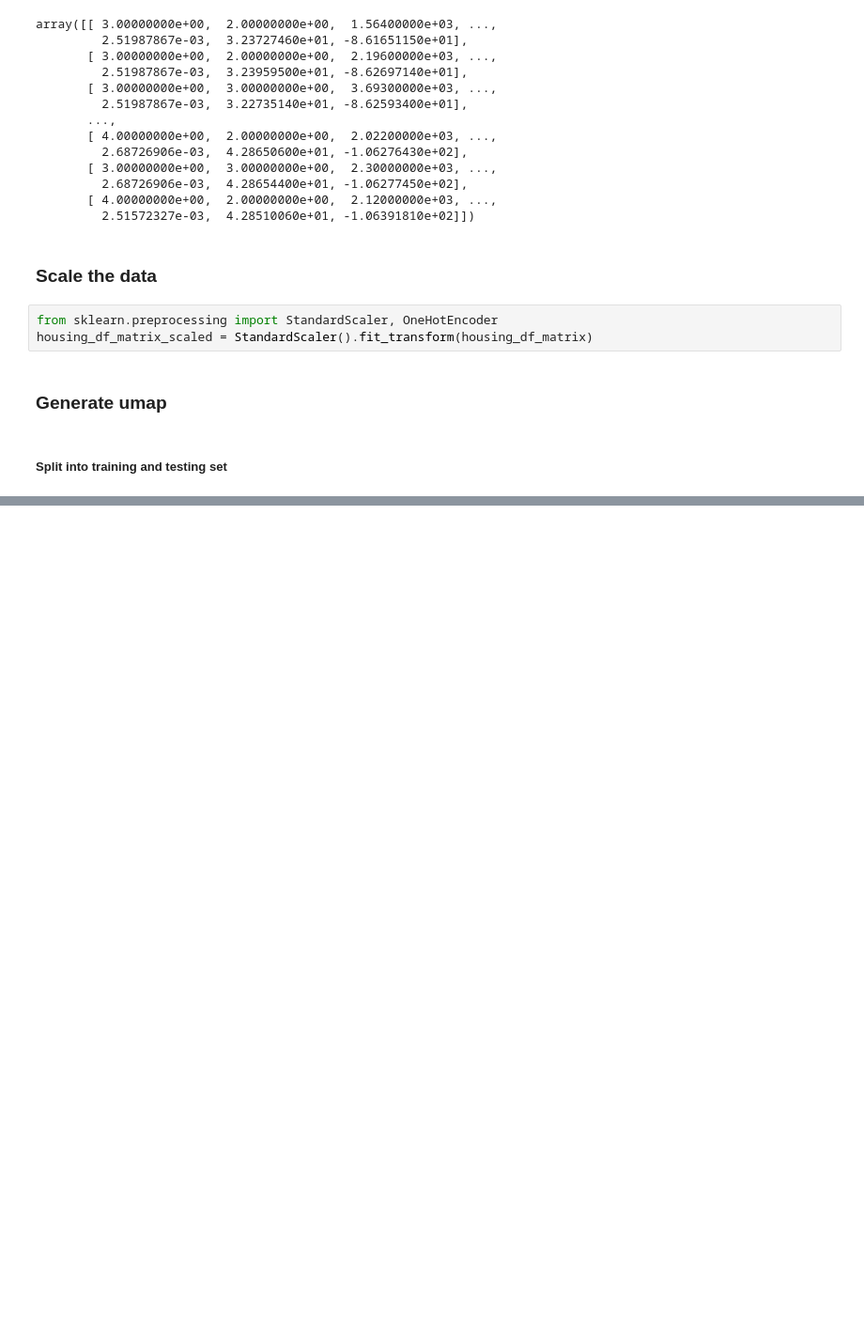
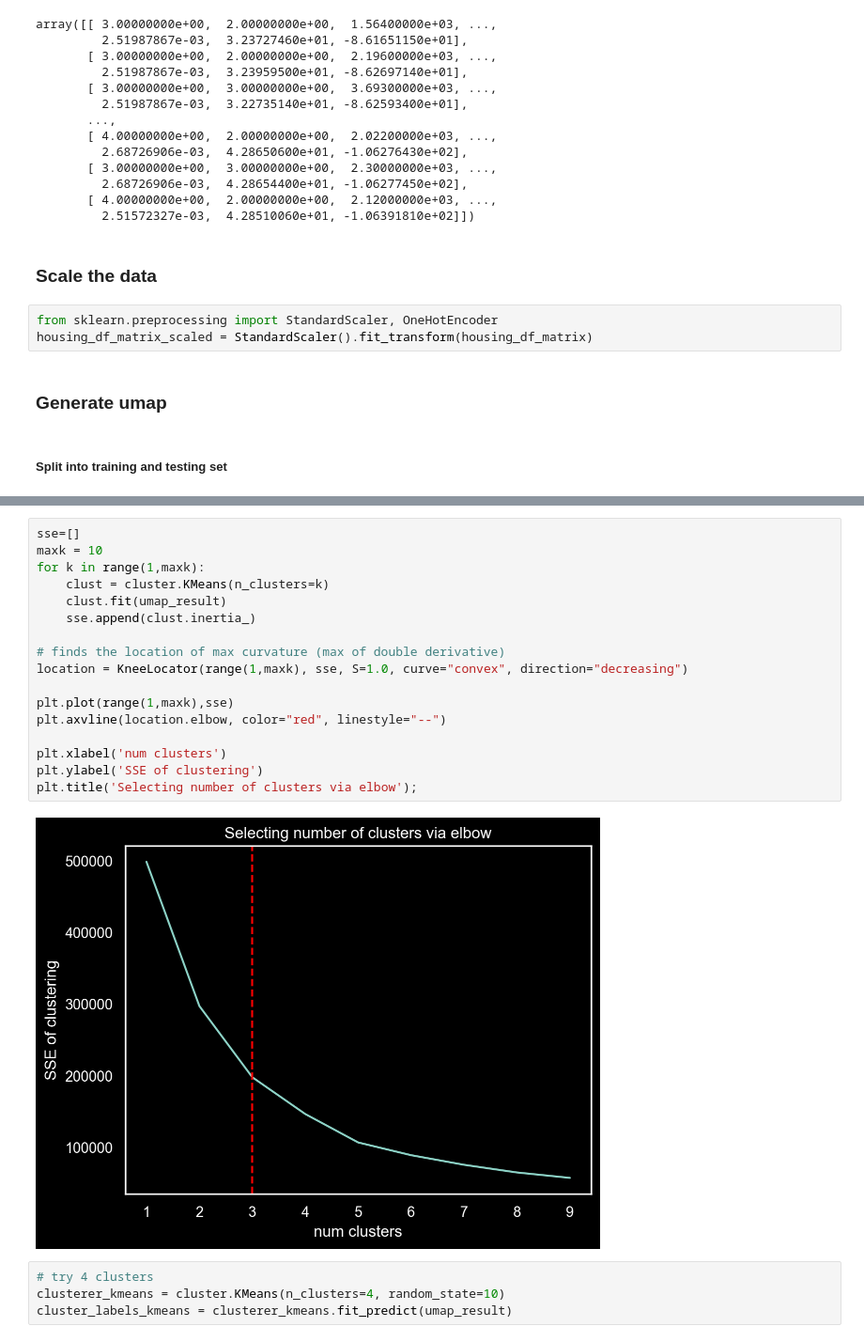
Before and after one commit to colinsutedja/COGS_118B_Project, a Jupyter notebook: Run umap.ipynb, the cells around one changed output, grey strips where cells are left out. Shown at 94% size. Saved outputs shown, nothing was run; the diff lists cells and outputs as text; blank space fills up the shorter version.

```diff
--- a/Run umap.ipynb
+++ b/Run umap.ipynb
@@ -183,0 +285,23 @@ plt.show()
+# %%
+sse=[]
+maxk = 10
+for k in range(1,maxk):
+    clust = cluster.KMeans(n_clusters=k)
+    clust.fit(umap_result)
+    sse.append(clust.inertia_)
+
+# finds the location of max curvature (max of double derivative)
+location = KneeLocator(range(1,maxk), sse, S=1.0, curve="convex", direction="decreasing")
+
+plt.plot(range(1,maxk),sse)
+plt.axvline(location.elbow, color="red", linestyle="--")
+
+plt.xlabel('num clusters')
+plt.ylabel('SSE of clustering')
+plt.title('Selecting number of clusters via elbow');
+# %% [output]
+[figure, added]
+# %%
+# try 4 clusters
+clusterer_kmeans = cluster.KMeans(n_clusters=4, random_state=10)
+cluster_labels_kmeans = clusterer_kmeans.fit_predict(umap_result)
```
Also changed, not shown: parts of 28 cells of this notebook.
